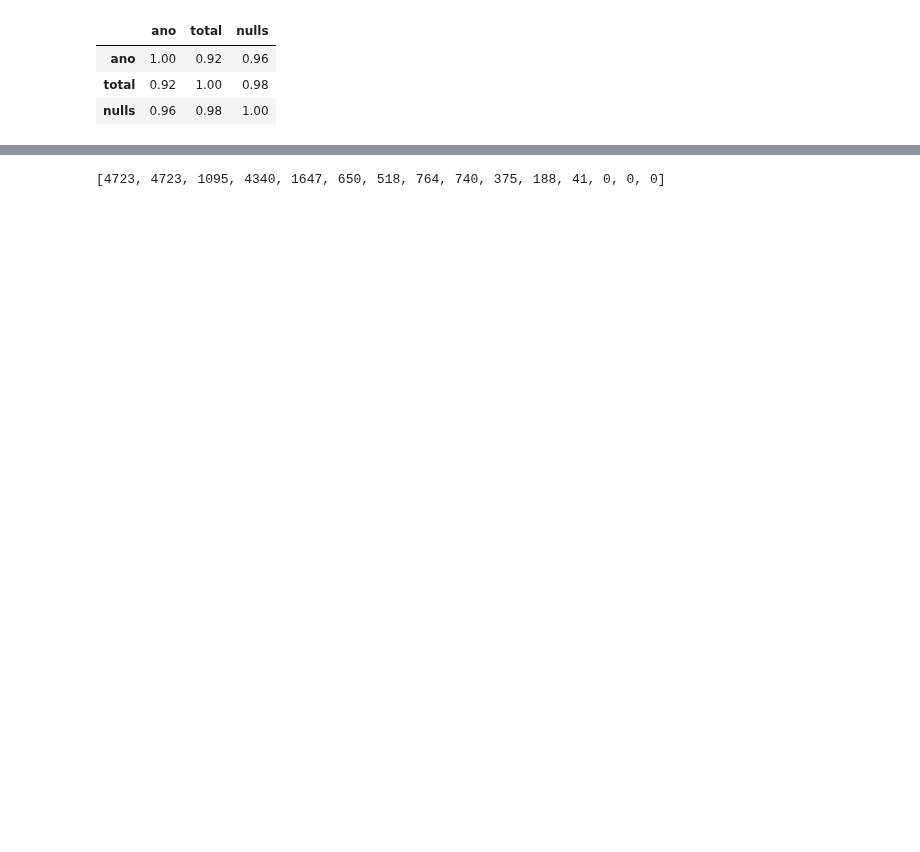
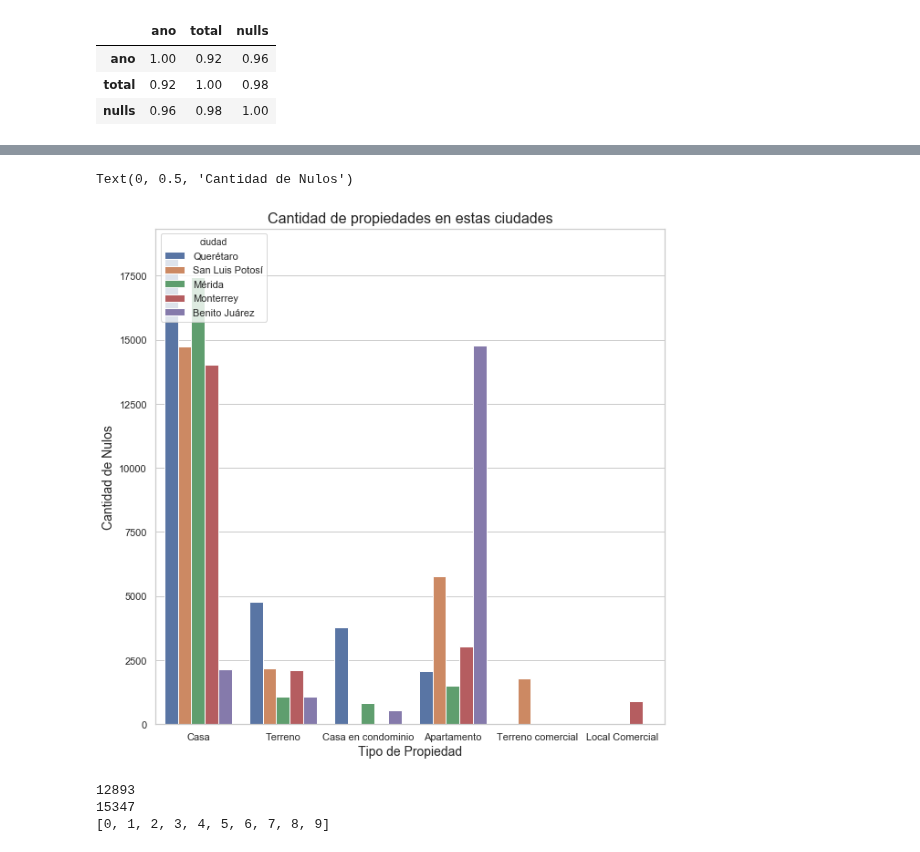
Before and after one commit to JuanCruzCastroLopez/tp1-zonajobs-analysis, a Jupyter notebook: DataSet_analisis.ipynb, the cells around one changed output, grey strips where cells are left out. Drawn from its saved outputs; the diff is of its cells as text; code cells hidden in the pictures; blank space fills up the shorter version.

```diff
--- a/DataSet_analisis.ipynb
+++ b/DataSet_analisis.ipynb
@@ -434,4 +349,49 @@ plt.show()
-# %%
-dfCiudadesRadar.iloc[0].tolist()
-# %% [output]
-[4723, 4723, 1095, 4340, 1647, 650, 518, 764, 740, 375, 188, 41, 0, 0, 0]
+# %%
+#Investiguemos de las ciudades que mas nulls tienen, los tipos de propiedades donde mas datos se omiten
+dfNulsProp = df[df.ciudad.isin(ciudadesRadar)].groupby(['ciudad','tipodepropiedad']).agg({'nulls':'sum'})
+dfNulsProp.reset_index(inplace=True)
+
+newDf = pd.DataFrame(columns=dfNulsProp.columns)
+
+for i in ciudadesRadar:
+     newDf = newDf.append(dfNulsProp[dfNulsProp.ciudad == i].sort_values(by="nulls", ascending=False)[0:4])
+
+plt.figure(figsize=(10, 10))
+g = sns.barplot(x=newDf['tipodepropiedad'], y=newDf['nulls'], hue=newDf['ciudad'])
+g.set_title("Cantidad de propiedades en estas ciudades", fontsize=16)
+g.set_xlabel("Tipo de Propiedad", fontsize=14)
+g.set_ylabel("Cantidad de Nulos", fontsize=14)
+# %% [output]
+Text(0, 0.5, 'Cantidad de Nulos')
+[figure, added]
+# %%
+#Vamo a hacer un heatmap con los tipos de propiedad como columnas y como indice de filas la antiguedad y la direccion
+#Cada celda va a tener la cantidad de nulls
+#Los datos se van a sacar de agrupar estas 5 ciudades que mas nulls omitieron
+dfHeat = df[df.ciudad.isin(ciudadesRadar)]
+dfHeat.tipodepropiedad.value_counts()
+dfHeat = dfHeat[dfHeat.antiguedad.isnull() | dfHeat.direccion.isnull() | dfHeat.metrostotales.isnull()
+                | dfHeat.idzona.isnull() | dfHeat.banos.isnull() | dfHeat.habitaciones.isnull()]
+dfHeat.tipodepropiedad.value_counts()
+
+def nulsAntyDir(df):
+    # lo usamos para preservar el orden de insercion
+    data = OrderedDict()
+    data['nul_antiguedad'] = df['antiguedad'].isnull().sum()
+    data['nul_direccion'] = df['direccion'].isnull().sum()
+    data['nul_metrostotales'] = df['metrostotales'].isnull().sum()
+    data['nul_idzona'] = df['idzona'].isnull().sum()
+    data['nul_banos'] = df['banos'].isnull().sum()
+    data['nul_habitaciones'] = df['habitaciones'].isnull().sum()
+
+    return pd.Series(data)
+print(dfHeat.antiguedad.isnull().sum())
+print(dfHeat.direccion.isnull().sum())
+dfHeat = dfHeat.groupby('tipodepropiedad').apply(nulsAntyDir).sort_values(by='nul_direccion', ascending = False)[0:10]
+dfHeat = dfHeat.reset_index()
+tiposDePropiedadesHeat = list(dfHeat.index)
+print(tiposDePropiedadesHeat)
+# %% [output]
+12893
+15347
+[0, 1, 2, 3, 4, 5, 6, 7, 8, 9]
```
Also changed, not shown: parts of 18 cells of this notebook.
